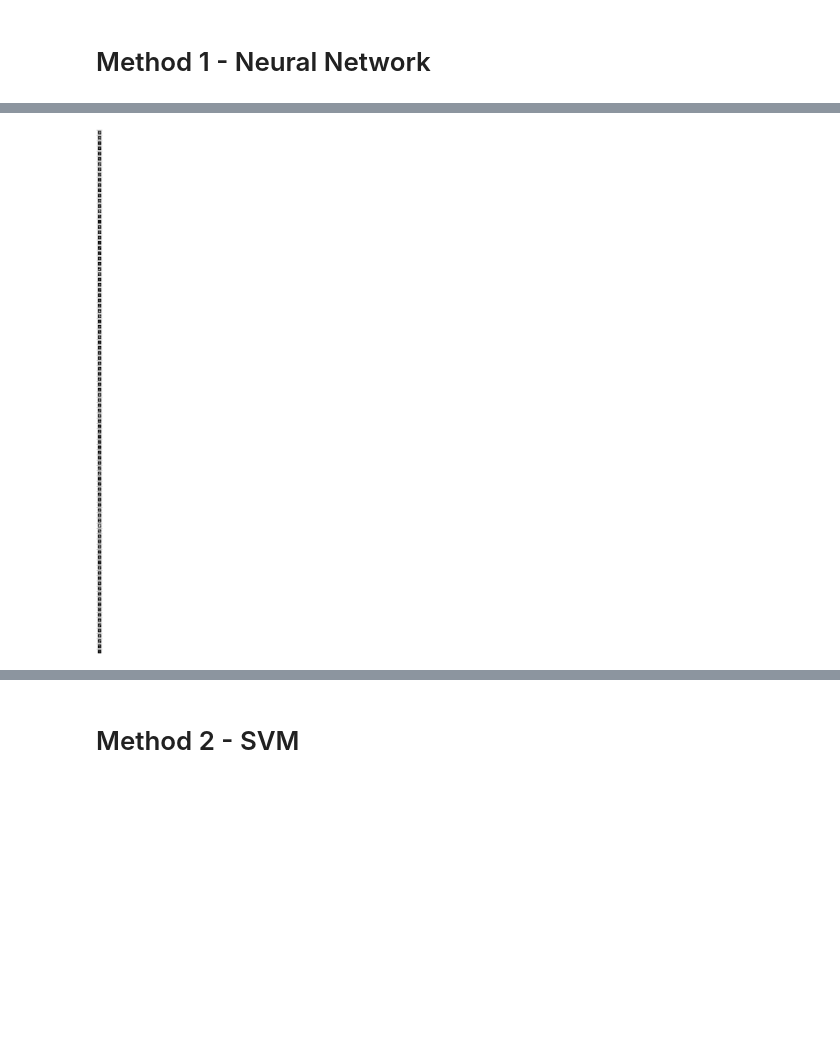
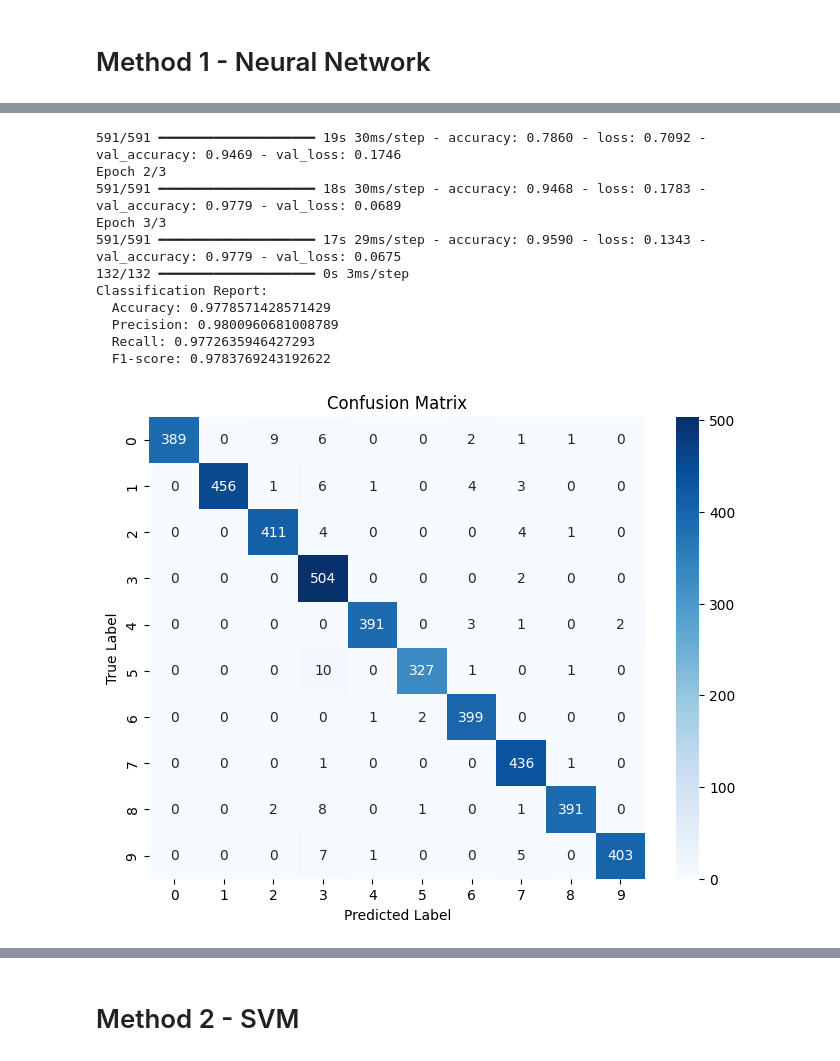
Before and after one commit to mbarrett26/DigitRecognizer, a Jupyter notebook: main.ipynb, the cells around one changed output, grey strips where cells are left out. Cells and saved outputs as stored; diff of their text form; code cells hidden in the pictures; blank space fills up the shorter version.

Commit message:
Added Evalutation Metrics

```diff
--- a/main.ipynb
+++ b/main.ipynb
@@ -6,7 +6,9 @@ import pandas as pd
 import tensorflow as tf
 from sklearn.model_selection import train_test_split
 from tensorflow.keras.preprocessing.image import ImageDataGenerator
+from sklearn.metrics import classification_report, confusion_matrix
 import matplotlib.pyplot as plt
+import seaborn as sns
 
 # Load the dataset
 train_data = pd.read_csv('train.csv')
@@ -49,7 +51,29 @@ model.compile(optimizer='adam', loss='sparse_categorical_crossentropy', metrics=
 
 # Train the model
 # Increasing Epoch can potenially increase accuracy up to a certain point
-history = model.fit(datagen.flow(X_train, y_train, batch_size=64), epochs=1, validation_data=(X_val, y_val))
+history = model.fit(datagen.flow(X_train, y_train, batch_size=64), epochs=3, validation_data=(X_val, y_val))
+
+# Make predictions on validation data
+val_predictions = np.argmax(model.predict(X_val), axis=1)
+
+# Print classification report
+report = classification_report(y_val, val_predictions, output_dict=True)
+print("Classification Report:")
+print(f'  Accuracy: {report["accuracy"]}')
+print(f'  Precision: {report["macro avg"]["precision"]}')
+print(f'  Recall: {report["macro avg"]["recall"]}')
+print(f'  F1-score: {report["macro avg"]["f1-score"]}')
+
+# Generate confusion matrix
+conf_matrix = confusion_matrix(y_val, val_predictions)
+
+# Plot confusion matrix
+plt.figure(figsize=(8, 6))
+sns.heatmap(conf_matrix, annot=True, fmt="d", cmap="Blues")
+plt.title("Confusion Matrix")
+plt.xlabel("Predicted Label")
+plt.ylabel("True Label")
+plt.show()
 
 # Make predictions on test data
 predictions = np.argmax(model.predict(X_test), axis=1)
@@ -59,17 +83,4 @@ submission_df = pd.DataFrame({'ImageId': range(1, len(predictions) + 1), 'Label'
 
 # Save the submission DataFrame to a CSV file
 submission_df.to_csv('submission_neuralNetwork.csv', index=False)
-
-
-# Plotting images
-num_images = 100
-plt.figure(figsize=(20, 100))  # Adjusting figure size
-for i in range(num_images):
-    plt.subplot(num_images, 1, i + 1)
-    plt.imshow(X_test[i].reshape(28, 28), cmap='gray')
-    plt.title(f'Predicted: {predictions[i]}', fontsize=10)  # Adjusting title font size
-    plt.axis('off')
-    if i != num_images - 1:
-        plt.subplots_adjust(hspace=0.5)  # Adjusting gap between images
-plt.show()
 # %% [output]
@@ -81 +89,12 @@ c:\Python310\lib\site-packages\numpy\.libs\libopenblas64__v0.3.21-gcc_10_3_0.dll
+591/591 ━━━━━━━━━━━━━━━━━━━━ 19s 30ms/step - accuracy: 0.7860 - loss: 0.7092 - val_accuracy: 0.9469 - val_loss: 0.1746
+Epoch 2/3
+591/591 ━━━━━━━━━━━━━━━━━━━━ 18s 30ms/step - accuracy: 0.9468 - loss: 0.1783 - val_accuracy: 0.9779 - val_loss: 0.0689
+Epoch 3/3
+591/591 ━━━━━━━━━━━━━━━━━━━━ 17s 29ms/step - accuracy: 0.9590 - loss: 0.1343 - val_accuracy: 0.9779 - val_loss: 0.0675
+132/132 ━━━━━━━━━━━━━━━━━━━━ 0s 3ms/step
+Classification Report:
+  Accuracy: 0.9778571428571429
+  Precision: 0.9800960681008789
+  Recall: 0.9772635946427293
+  F1-score: 0.9783769243192622
-[figure, old version]
+[figure, new version]
```
Also changed, not shown: parts of 2 cells of this notebook.
